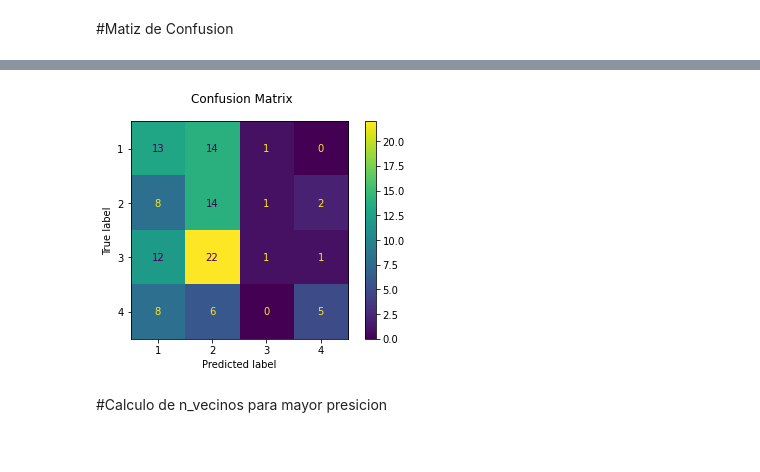
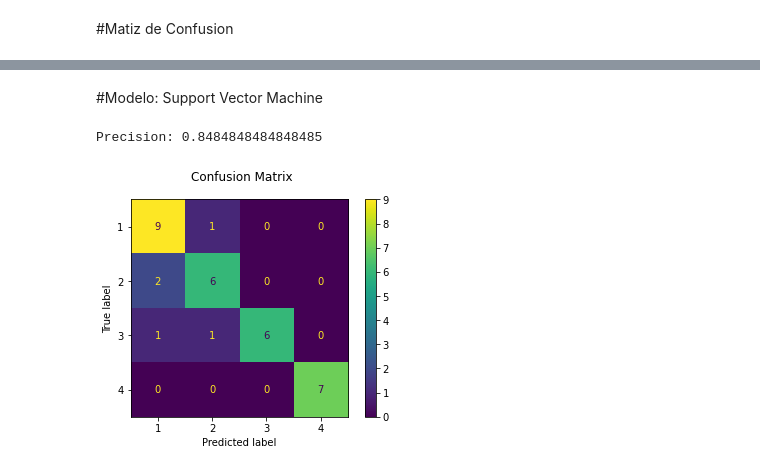
Before and after one commit to ValentinBarco/ValentinBarco, a Jupyter notebook: Proyecto_Fina;.ipynb, the cells around one changed output, grey strips where cells are left out. Cells and saved outputs as stored; diff of their text form; code cells hidden in the pictures.

```diff
--- a/Proyecto_Fina;.ipynb
+++ b/Proyecto_Fina;.ipynb
@@ -47,8 +49,9 @@ Tapered_Training = []
 for img in os.listdir(Tapered):
   img = cv2.imread(os.path.join(Tapered,img))
   img = cv2.resize(img,(256,128),interpolation=cv2.INTER_AREA)
-  fd = hog(img, orientations=9, pixels_per_cell=(8, 8),cells_per_block=(2, 2), multichannel=True)
+  fd = hog(img, orientations=9, pixels_per_cell=(16, 16),cells_per_block=(2, 2), multichannel=True)
   fd = fd/fd.max()
+  #fd = exposure.rescale_intensity(fd, in_range= (0,5));
   Tapered_Training.append(fd)
 # %%
 Pyriform = '/content/drive/MyDrive/Colab Notebooks/HuSHem/03_Pyriform'
@@ -58,8 +61,9 @@ Pyriform_Training = []
 for img in os.listdir(Pyriform):
   img = cv2.imread(os.path.join(Pyriform,img))
   img = cv2.resize(img,(256,128),interpolation=cv2.INTER_AREA)
-  fd = hog(img, orientations=9, pixels_per_cell=(8, 8),cells_per_block=(2, 2), multichannel=True)
+  fd = hog(img, orientations=9, pixels_per_cell=(16, 16),cells_per_block=(2, 2), multichannel=True)
   fd = fd/fd.max()
+  #fd = exposure.rescale_intensity(fd, in_range= (0,5));
   Pyriform_Training.append(fd)
 # %%
 Amorphous = '/content/drive/MyDrive/Colab Notebooks/HuSHem/04_Amorphous'
@@ -69,8 +73,9 @@ Amorphous_Training = []
 for img in os.listdir(Amorphous):
   img = cv2.imread(os.path.join(Amorphous,img))
   img = cv2.resize(img,(256,128),interpolation=cv2.INTER_AREA)
-  fd = hog(img, orientations=9, pixels_per_cell=(8, 8),cells_per_block=(2, 2), multichannel=True)
+  fd = hog(img, orientations=9, pixels_per_cell=(16, 16),cells_per_block=(2, 2), multichannel=True)
   fd = fd/fd.max()
+  fd = exposure.rescale_intensity(fd, in_range= (0,5));
   Amorphous_Training.append(fd)
 # %% [markdown]
 ##Asigno los targets
@@ -134,7 +211,27 @@ KNeighborsClassifier(algorithm='auto', leaf_size=30, metric='minkowski',
+# %% [markdown]
+#Modelo: Support Vector Machine
+# %%
+
+from sklearn.model_selection import train_test_split
+from sklearn import svm, metrics
+from sklearn.model_selection import GridSearchCV
+from sklearn.metrics import classification_report
+
+X_train, X_test, y_train, y_test = train_test_split(Dataset, target, shuffle = True, test_size=0.15, random_state=1)
+
+clasificador = svm.SVC(kernel = 'linear')
+clasificador.fit(X_train, y_train)
+
+y_pred = clasificador.predict(X_test)
 # %%
-disp = metrics.plot_confusion_matrix(Kvecinos, X_test, y_test)
-disp.figure_.suptitle("Confusion Matrix");
+disp = metrics.plot_confusion_matrix(clasificador, X_test, y_test)
+disp.figure_.suptitle("Confusion Matrix")
+
+
+Precision = precision_score(y_test, y_pred, average='micro')
+
+
+print('Precision: '+ str(Precision))
 # %% [output]
+Precision: 0.8484848484848485
-[figure, old version]
+[figure, new version]
-# %% [markdown]
-#Calculo de n_vecinos para mayor presicion
```
Also changed, not shown: parts of 23 cells of this notebook.
